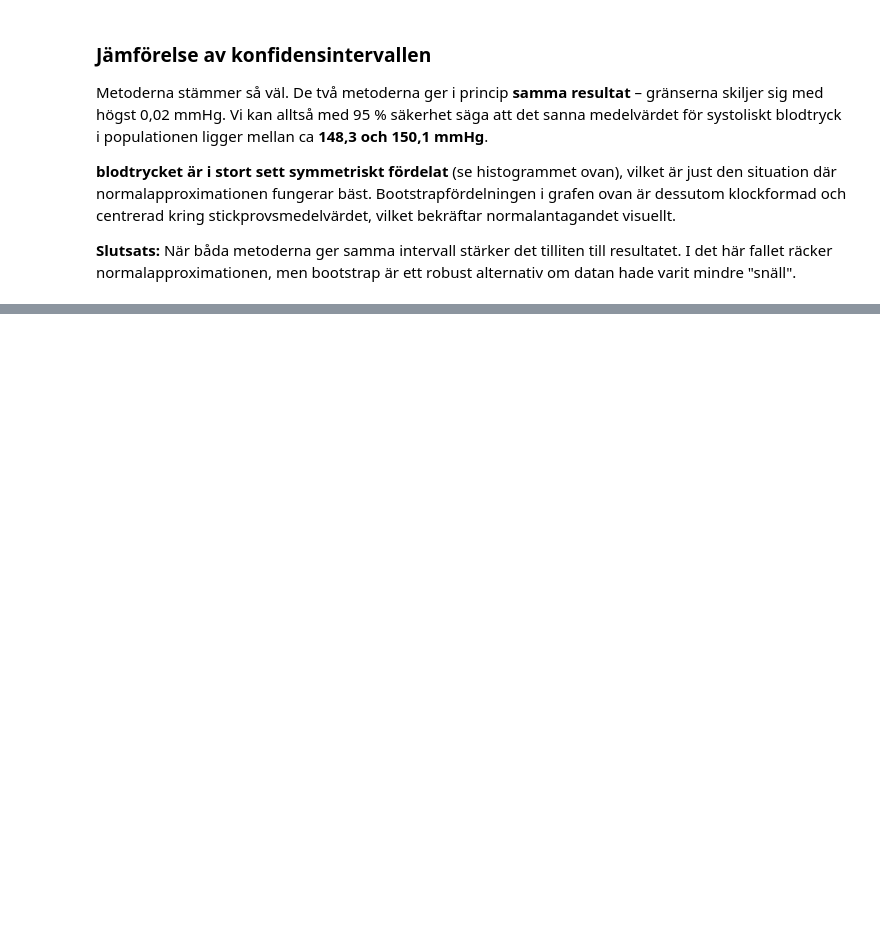
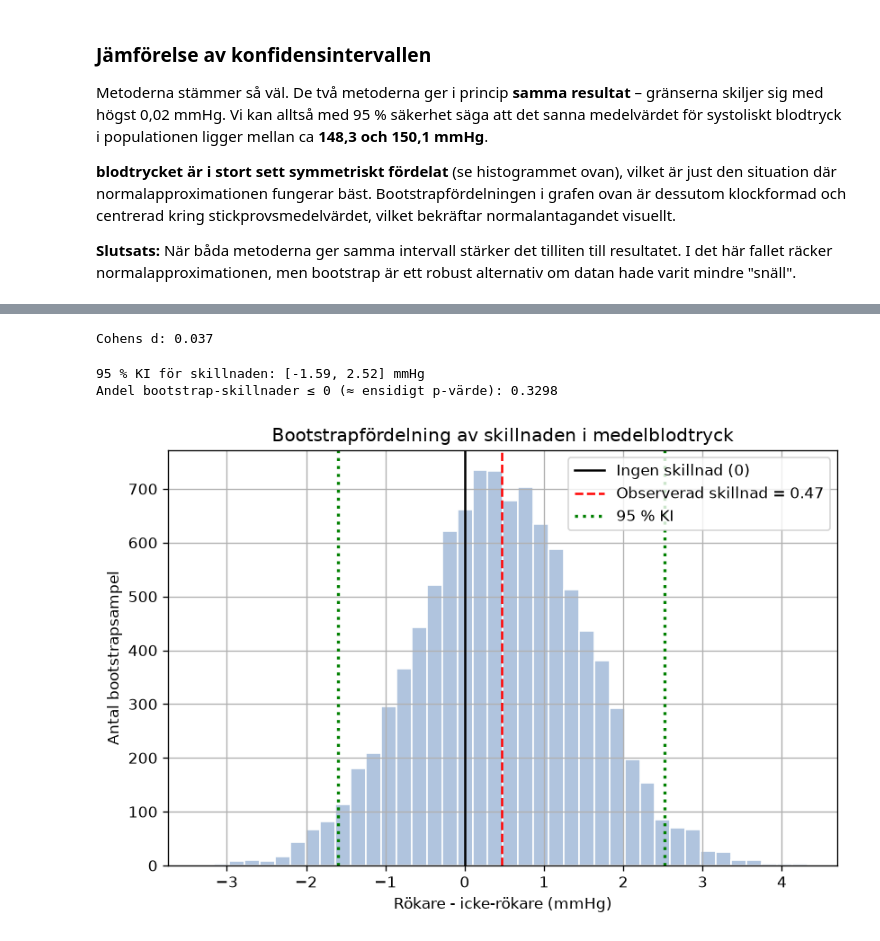
Before and after one commit to Sherif-iconvo/ecutbildning_DS26_individuell_uppgift_health-study-analysis, a Jupyter notebook: notebooks/01_del1_grundlaggande_analys.ipynb, the cells around one changed output, grey strips where cells are left out. Saved outputs shown, nothing was run; the diff lists cells and outputs as text; code cells hidden in the pictures; blank space fills up the shorter version.

```diff
--- a/notebooks/01_del1_grundlaggande_analys.ipynb
+++ b/notebooks/01_del1_grundlaggande_analys.ipynb
@@ -301,0 +350,43 @@ Metoderna stämmer så väl. De två metoderna ger i princip **samma resultat**
+# %%
+# Cohen's d
+
+pooled_sd = np.sqrt(((len(bp_smokers) - 1) * bp_smokers.std(ddof=1)**2 +
+                     (len(bp_nonsmokers) - 1) * bp_nonsmokers.std(ddof=1)**2) /
+                    (len(bp_smokers) + len(bp_nonsmokers) - 2))
+cohens_d = obs_diff / pooled_sd
+print(f"Cohens d: {cohens_d:.3f}")
+# %% [output]
+Cohens d: 0.037
+# %%
+# Bootstrap: återdrar varje grupp separat med återläggning 10 000 gånger och beräknar skillnaden mellan medelvärdena varje gång.
+
+n_boot = 10_000
+
+boot_diffs = np.empty(n_boot)
+for i in range(n_boot):
+    s = np.random.choice(bp_smokers, size=len(bp_smokers), replace=True)
+    ns = np.random.choice(bp_nonsmokers, size=len(bp_nonsmokers), replace=True)
+    boot_diffs[i] = s.mean() - ns.mean()
+
+p_boot = np.mean(boot_diffs <= 0)       # gives the share of bootstrap samples where smokers do NOT have higher blood pressure
+
+ci_low, ci_high = np.percentile(boot_diffs, [2.5, 97.5])
+
+print(f"95 % KI för skillnaden: [{ci_low:.2f}, {ci_high:.2f}] mmHg")
+print(f"Andel bootstrap-skillnader ≤ 0 (≈ ensidigt p-värde): {p_boot:.4f}")
+
+fig, ax = plt.subplots()
+ax.hist(boot_diffs, bins=40, color="lightsteelblue", edgecolor="white")
+ax.axvline(0, color="black", linestyle="-", label="Ingen skillnad (0)")
+ax.axvline(obs_diff, color="red", linestyle="--", label=f"Observerad skillnad = {obs_diff:.2f}")
+ax.axvline(ci_low, color="green", linestyle=":", linewidth=2, label="95 % KI")
+ax.axvline(ci_high, color="green", linestyle=":", linewidth=2)
+ax.set_title("Bootstrapfördelning av skillnaden i medelblodtryck")
+ax.set_xlabel("Rökare - icke-rökare (mmHg)")
+ax.set_ylabel("Antal bootstrapsampel")
+ax.legend()
+plt.show()
+# %% [output]
+95 % KI för skillnaden: [-1.59, 2.52] mmHg
+Andel bootstrap-skillnader ≤ 0 (≈ ensidigt p-värde): 0.3298
+[figure, added]
```
Also changed, not shown: parts of 5 cells of this notebook.
